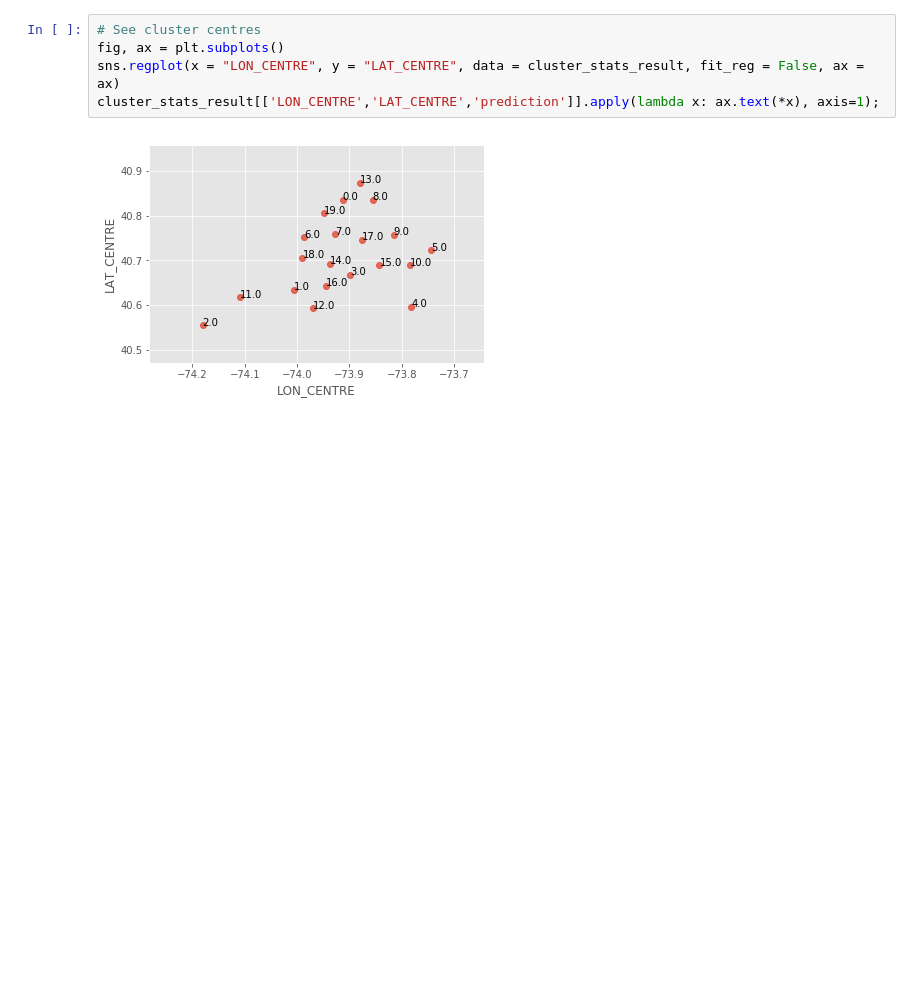
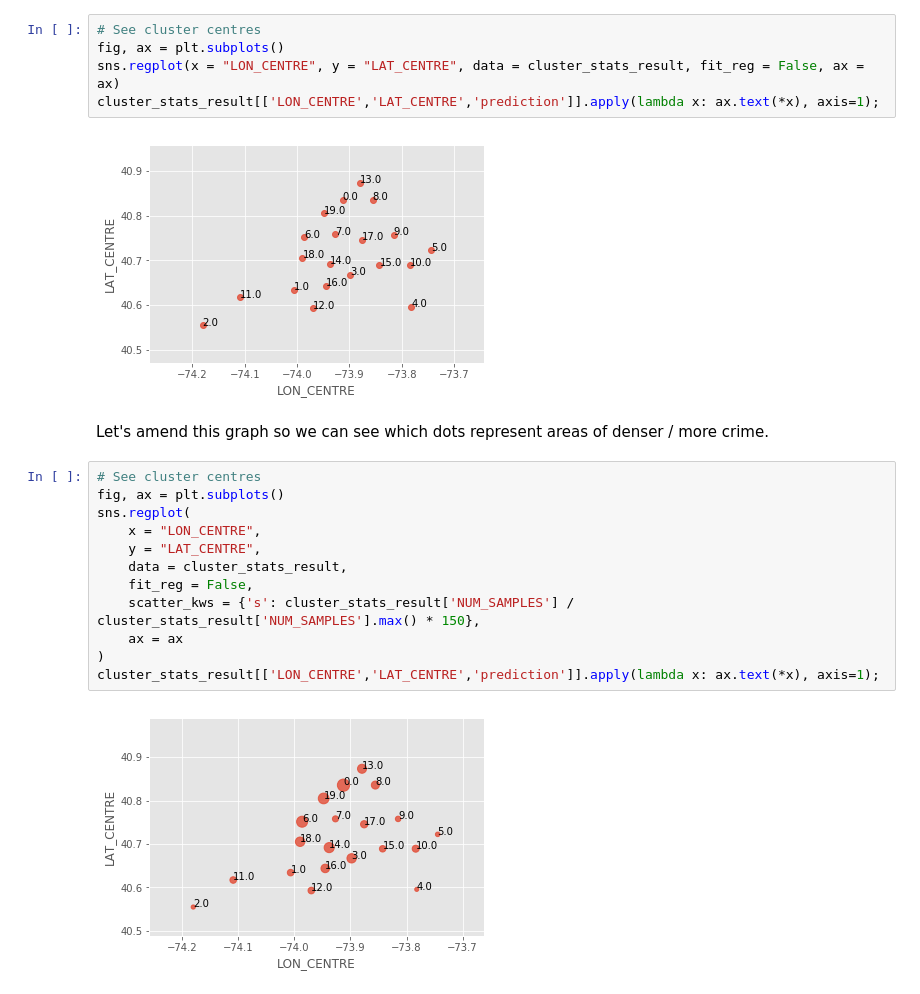
Before and after one commit to strikingmoose/nypd_complaints, a Jupyter notebook: notebook/16 - Clustering To Explore Neighbourhoods.ipynb, the cells around one changed output. Cells and saved outputs as stored; diff of their text form; blank space fills up the shorter version.

```diff
--- a/notebook/16 - Clustering To Explore Neighbourhoods.ipynb
+++ b/notebook/16 - Clustering To Explore Neighbourhoods.ipynb
@@ -265,3 +266,19 @@ sns.regplot(x = "LON_CENTRE", y = "LAT_CENTRE", data = cluster_stats_result, fit
 cluster_stats_result[['LON_CENTRE','LAT_CENTRE','prediction']].apply(lambda x: ax.text(*x), axis=1);
 # %% [output]
 [figure]
+# %% [markdown]
+Let's amend this graph so we can see which dots represent areas of denser / more crime.
+# %%
+# See cluster centres
+fig, ax = plt.subplots()
+sns.regplot(
+    x = "LON_CENTRE",
+    y = "LAT_CENTRE",
+    data = cluster_stats_result,
+    fit_reg = False,
+    scatter_kws = {'s': cluster_stats_result['NUM_SAMPLES'] / cluster_stats_result['NUM_SAMPLES'].max() * 150},
+    ax = ax
+)
+cluster_stats_result[['LON_CENTRE','LAT_CENTRE','prediction']].apply(lambda x: ax.text(*x), axis=1);
+# %% [output]
+[figure, added]
```
Also changed, not shown: parts of 14 cells of this notebook, 2 other files.
